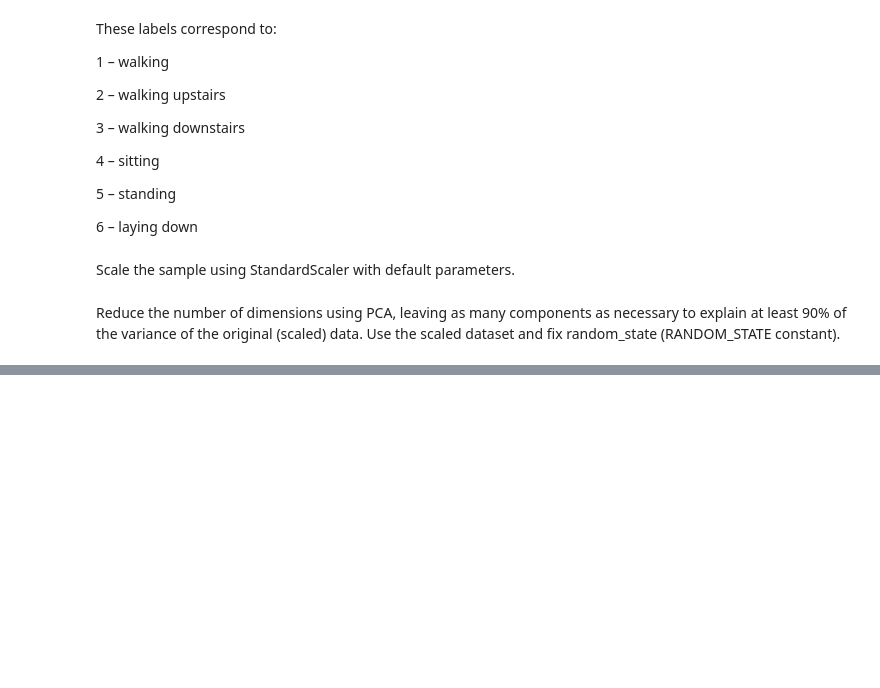
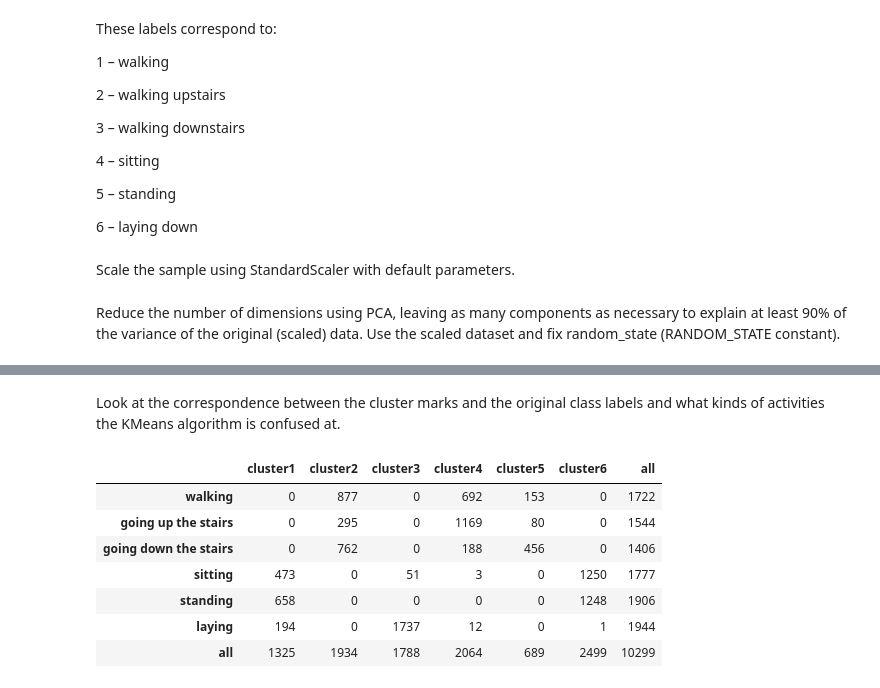
Before and after one commit to rahulrajesh131999/ai-ml-dl-journey, a Jupyter notebook: topic-7/demoassignment.ipynb, the cells around one changed output, grey strips where cells are left out. Cells and saved outputs as stored; diff of their text form; code cells hidden in the pictures; blank space fills up the shorter version.

```diff
--- a/topic-7/demoassignment.ipynb
+++ b/topic-7/demoassignment.ipynb
@@ -98,0 +165,17 @@ Reduce the number of dimensions using PCA, leaving as many components as necessa
+# %% [markdown]
+Look at the correspondence between the cluster marks and the original class labels and what kinds of activities the KMeans algorithm is confused at.
+# %%
+tab = pd.crosstab(y, cluster_labels, margins=True)
+tab.index = ['walking', 'going up the stairs',
+            'going down the stairs', 'sitting', 'standing', 'laying', 'all']
+tab.columns = ['cluster' + str(i + 1) for i in range(6)] + ['all']
+tab
+# %% [output]
+|  | cluster1 | cluster2 | cluster3 | cluster4 | cluster5 | cluster6 | all |
+| walking | 0 | 877 | 0 | 692 | 153 | 0 | 1722 |
+| going up the stairs | 0 | 295 | 0 | 1169 | 80 | 0 | 1544 |
+| going down the stairs | 0 | 762 | 0 | 188 | 456 | 0 | 1406 |
+| sitting | 473 | 0 | 51 | 3 | 0 | 1250 | 1777 |
+| standing | 658 | 0 | 0 | 0 | 0 | 1248 | 1906 |
+| laying | 194 | 0 | 1737 | 12 | 0 | 1 | 1944 |
+| all | 1325 | 1934 | 1788 | 2064 | 689 | 2499 | 10299 |
```
Also changed, not shown: parts of 43 cells of this notebook, 2 other files.
